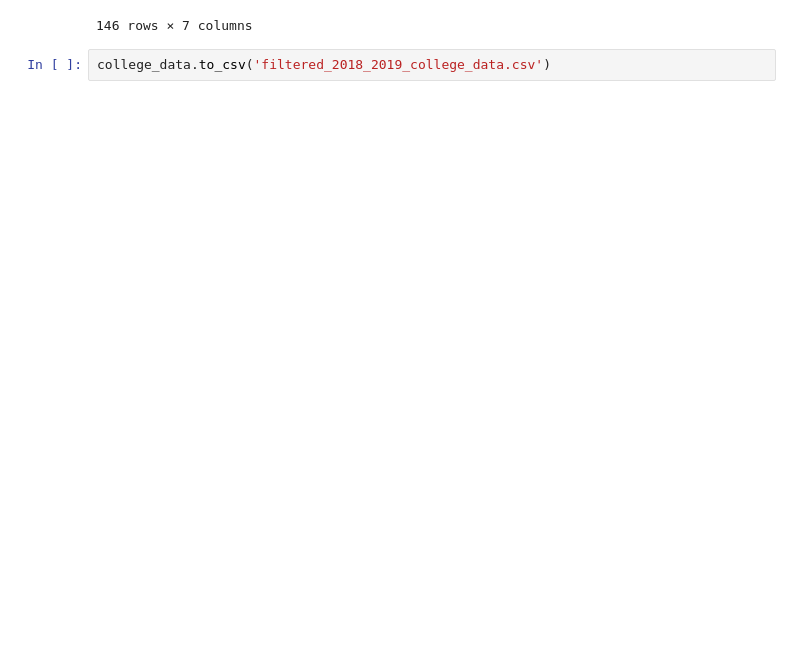
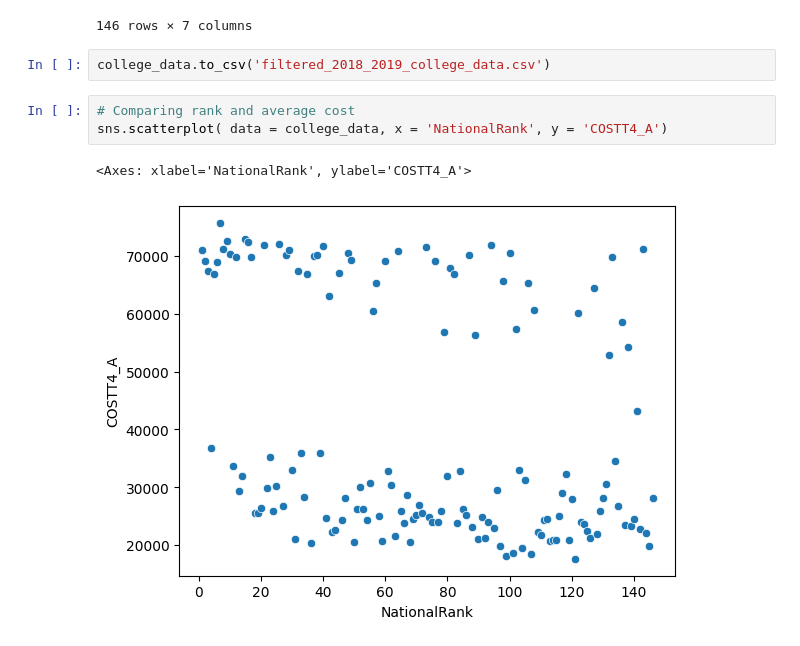
Before and after one commit to b4tan/College-Rank-and-Career-Success, a Jupyter notebook: 2018-2019-wrangle.ipynb, the cells around one changed output. Drawn from its saved outputs; the diff is of its cells as text; blank space fills up the shorter version.

Commit message:
added some graphs to see any potential correlation

```diff
--- a/2018-2019-wrangle.ipynb
+++ b/2018-2019-wrangle.ipynb
@@ -109,3 +110,9 @@ college_data
 146 rows × 7 columns
 # %%
 college_data.to_csv('filtered_2018_2019_college_data.csv')
+# %%
+# Comparing rank and average cost
+sns.scatterplot( data = college_data, x = 'NationalRank', y = 'COSTT4_A')
+# %% [output]
+<Axes: xlabel='NationalRank', ylabel='COSTT4_A'>
+[figure, added]
```
Also changed, not shown: parts of 4 cells of this notebook, 1 other file.
